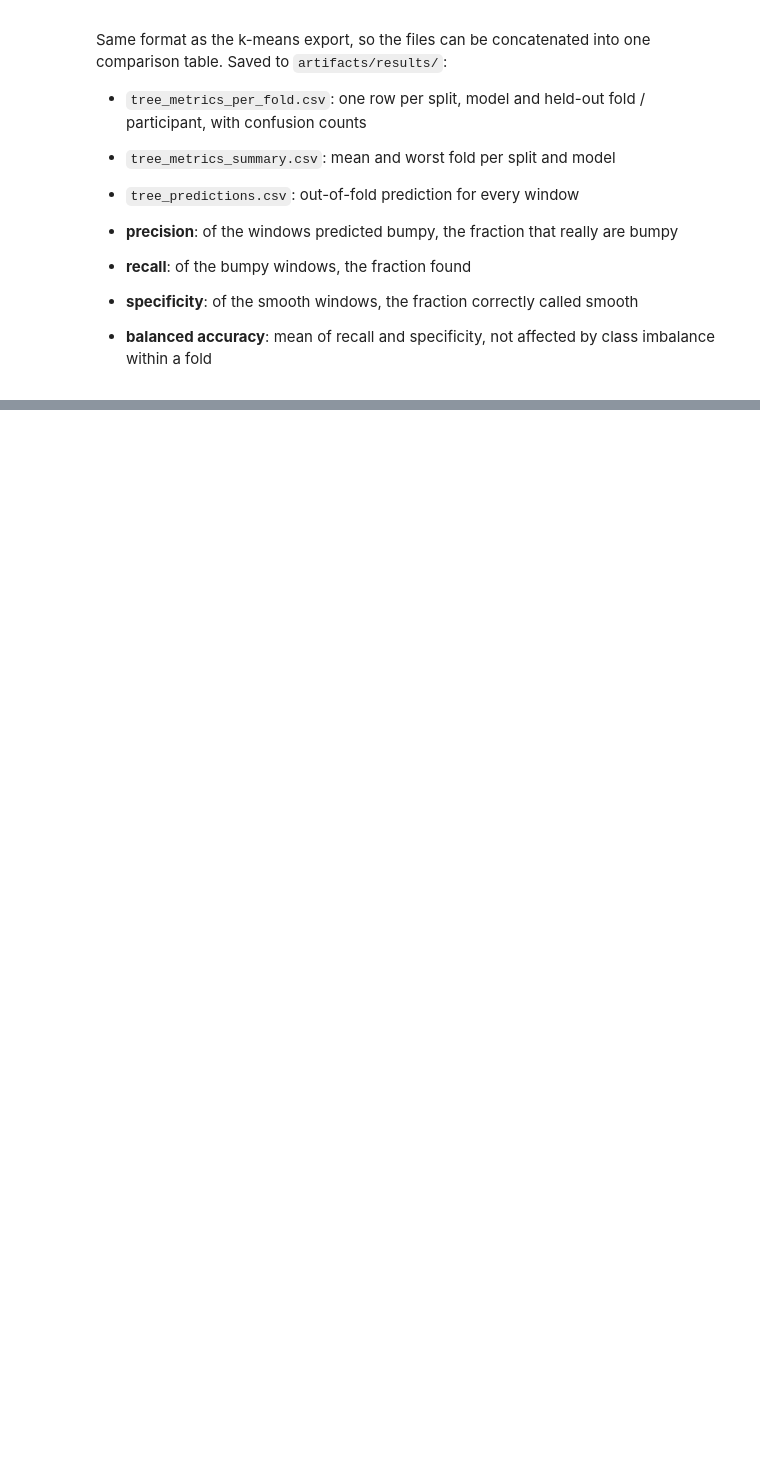
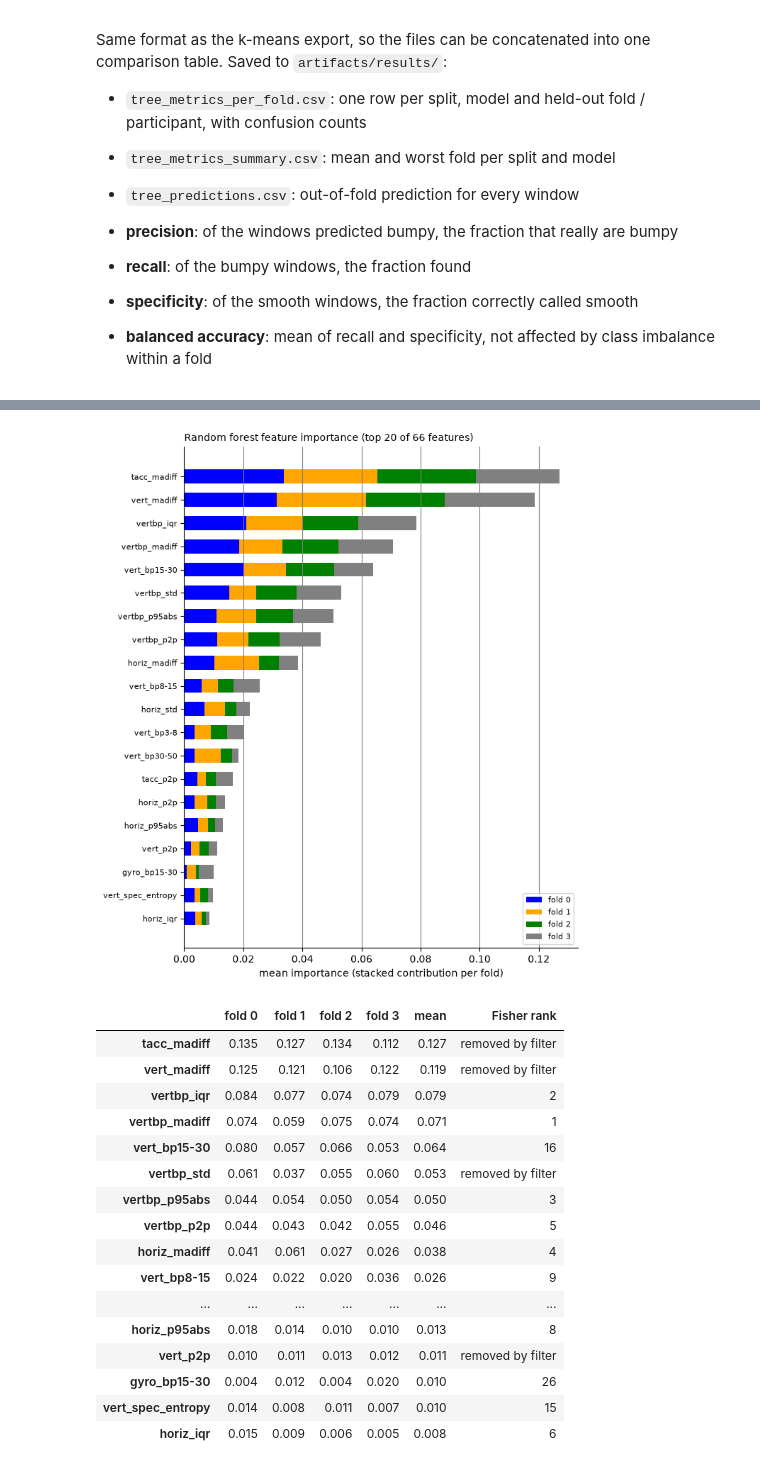
Before and after one commit to kostasparma/Machine_Learning_for_rides, a Jupyter notebook: group19.ipynb, the cells around one changed output, grey strips where cells are left out. Cells and saved outputs as stored; diff of their text form; code cells hidden in the pictures; blank space fills up the shorter version.

```diff
--- a/group19.ipynb
+++ b/group19.ipynb
@@ -1586,0 +1788,45 @@ saved to D:\2-Courses\5ARE0-Project\Machine_Learning_for_rides\artifacts\results
+# %%
+TOP = 20
+
+imp = pd.DataFrame({f"fold {k}": forest().fit(df.loc[tr, ALL], y[tr]).feature_importances_
+                    for k, (tr, _) in enumerate(SPLITS["grouped folds"])}, index=ALL)
+
+imp["mean"] = imp.mean(axis=1)
+imp["Fisher rank"] = [sel["ranked_by_fisher"].index(f) + 1 if f in sel["ranked_by_fisher"] else "removed by filter" for f in imp.index]
+imp = imp.sort_values("mean", ascending=False).head(TOP)
+
+fig, ax = plt.subplots(figsize=(7, 0.35 * len(imp) + 1))
+fold_cols = [c for c in imp.columns if c.startswith("fold")]
+left = np.zeros(len(imp))
+
+for c, color in zip(fold_cols, ["blue", "orange", "green", "gray"]):
+    ax.barh(range(len(imp))[::-1], imp[c] / len(fold_cols), left=left, color=color, height=0.6, label=c)
+    left += imp[c].to_numpy() / len(fold_cols)
+
+ax.set_yticks(range(len(imp))[::-1], imp.index, fontsize=8)
+ax.set_xlabel("mean importance (stacked contribution per fold)")
+ax.set_title(f"Random forest feature importance (top {TOP} of {len(ALL)} features)", loc="left", fontsize=10)
+ax.grid(axis="y", visible=False); ax.legend(fontsize=8)
+
+fig.tight_layout(); fig.savefig(FIG_DIR / "rf_importance.png", dpi=120, bbox_inches="tight"); plt.show()
+
+imp.round(3)
+# %% [output]
+[figure, added]
+|  | fold 0 | fold 1 | fold 2 | fold 3 | mean | Fisher rank |
+| tacc_madiff | 0.135 | 0.127 | 0.134 | 0.112 | 0.127 | removed by filter |
+| vert_madiff | 0.125 | 0.121 | 0.106 | 0.122 | 0.119 | removed by filter |
+| vertbp_iqr | 0.084 | 0.077 | 0.074 | 0.079 | 0.079 | 2 |
+| vertbp_madiff | 0.074 | 0.059 | 0.075 | 0.074 | 0.071 | 1 |
+| vert_bp15-30 | 0.080 | 0.057 | 0.066 | 0.053 | 0.064 | 16 |
+| vertbp_std | 0.061 | 0.037 | 0.055 | 0.060 | 0.053 | removed by filter |
+| vertbp_p95abs | 0.044 | 0.054 | 0.050 | 0.054 | 0.050 | 3 |
+| vertbp_p2p | 0.044 | 0.043 | 0.042 | 0.055 | 0.046 | 5 |
+| horiz_madiff | 0.041 | 0.061 | 0.027 | 0.026 | 0.038 | 4 |
+| vert_bp8-15 | 0.024 | 0.022 | 0.020 | 0.036 | 0.026 | 9 |
+| ... | ... | ... | ... | ... | ... | ... |
+| horiz_p95abs | 0.018 | 0.014 | 0.010 | 0.010 | 0.013 | 8 |
+| vert_p2p | 0.010 | 0.011 | 0.013 | 0.012 | 0.011 | removed by filter |
+| gyro_bp15-30 | 0.004 | 0.012 | 0.004 | 0.020 | 0.010 | 26 |
+| vert_spec_entropy | 0.014 | 0.008 | 0.011 | 0.007 | 0.010 | 15 |
+| horiz_iqr | 0.015 | 0.009 | 0.006 | 0.005 | 0.008 | 6 |
```
Also changed, not shown: parts of 21 cells of this notebook.
